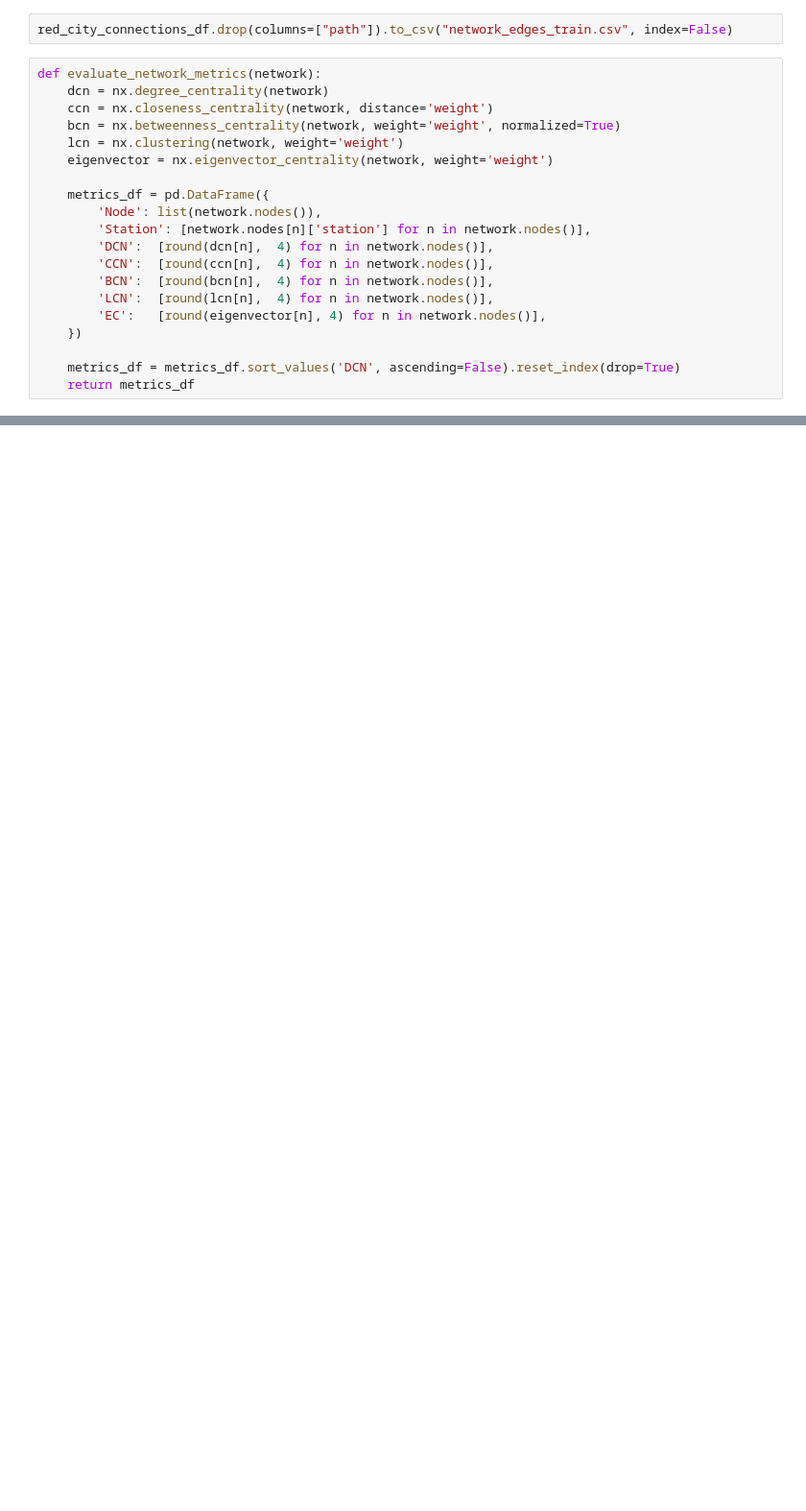
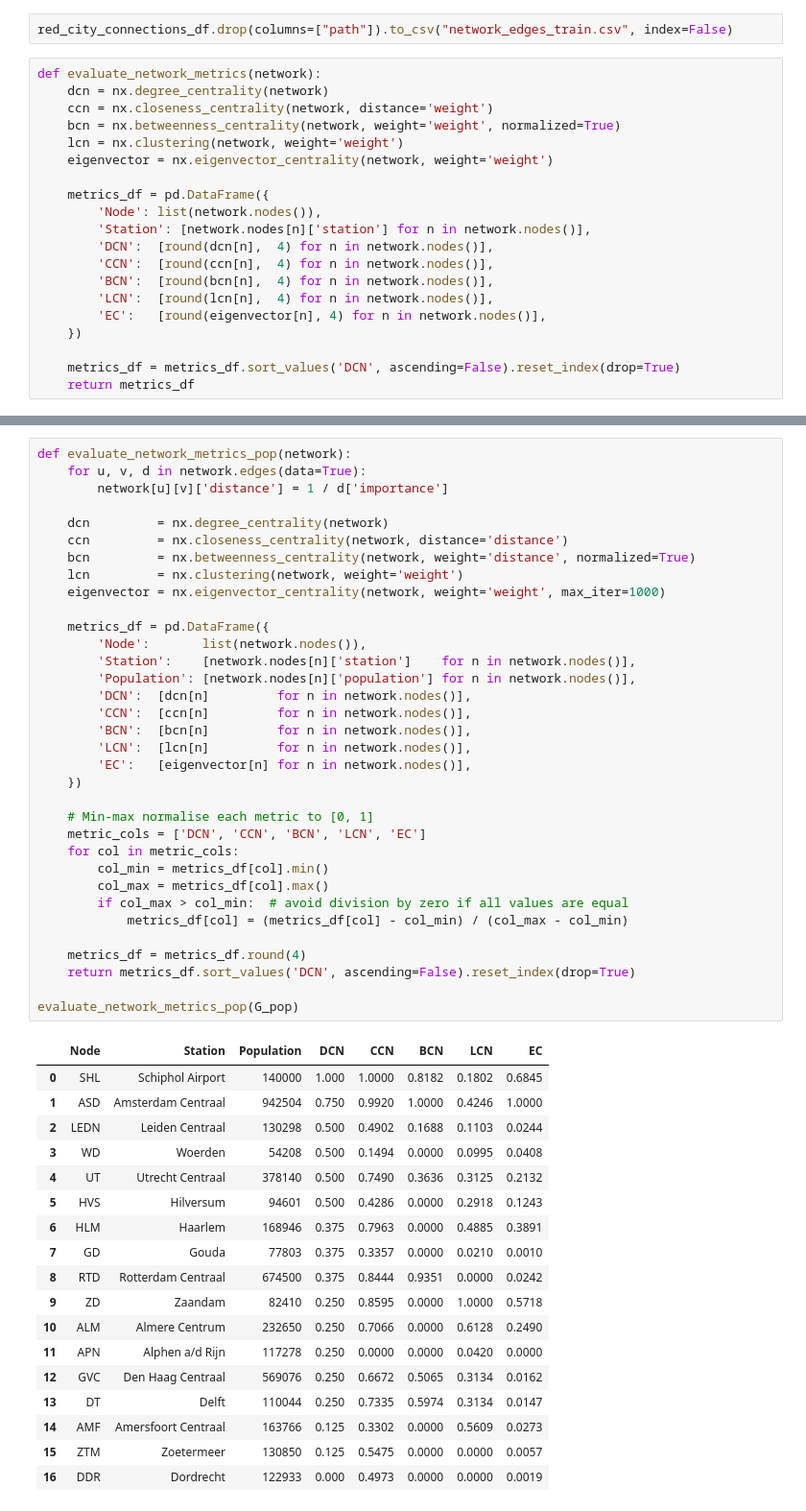
Before and after one commit to EVO5055/SEN124A-Project, a Jupyter notebook: Create_network_trains.ipynb, the cells around one changed output, grey strips where cells are left out. Shown at 96% size. Cells and saved outputs as stored; diff of their text form; blank space fills up the shorter version.

```diff
--- a/Create_network_trains.ipynb
+++ b/Create_network_trains.ipynb
@@ -308,0 +407,53 @@ evaluate_network_metrics(G_red)
+# %%
+def evaluate_network_metrics_pop(network):
+    for u, v, d in network.edges(data=True):
+        network[u][v]['distance'] = 1 / d['importance']
+
+    dcn         = nx.degree_centrality(network)
+    ccn         = nx.closeness_centrality(network, distance='distance')
+    bcn         = nx.betweenness_centrality(network, weight='distance', normalized=True)
+    lcn         = nx.clustering(network, weight='weight')
+    eigenvector = nx.eigenvector_centrality(network, weight='weight', max_iter=1000)
+
+    metrics_df = pd.DataFrame({
+        'Node':       list(network.nodes()),
+        'Station':    [network.nodes[n]['station']    for n in network.nodes()],
+        'Population': [network.nodes[n]['population'] for n in network.nodes()],
+        'DCN':  [dcn[n]         for n in network.nodes()],
+        'CCN':  [ccn[n]         for n in network.nodes()],
+        'BCN':  [bcn[n]         for n in network.nodes()],
+        'LCN':  [lcn[n]         for n in network.nodes()],
+        'EC':   [eigenvector[n] for n in network.nodes()],
+    })
+
+    # Min-max normalise each metric to [0, 1]
+    metric_cols = ['DCN', 'CCN', 'BCN', 'LCN', 'EC']
+    for col in metric_cols:
+        col_min = metrics_df[col].min()
+        col_max = metrics_df[col].max()
+        if col_max > col_min:  # avoid division by zero if all values are equal
+            metrics_df[col] = (metrics_df[col] - col_min) / (col_max - col_min)
+
+    metrics_df = metrics_df.round(4)
+    return metrics_df.sort_values('DCN', ascending=False).reset_index(drop=True)
+
+evaluate_network_metrics_pop(G_pop)
+# %% [output]
+|  | Node | Station | Population | DCN | CCN | BCN | LCN | EC |
+| 0 | SHL | Schiphol Airport | 140000 | 1.000 | 1.0000 | 0.8182 | 0.1802 | 0.6845 |
+| 1 | ASD | Amsterdam Centraal | 942504 | 0.750 | 0.9920 | 1.0000 | 0.4246 | 1.0000 |
+| 2 | LEDN | Leiden Centraal | 130298 | 0.500 | 0.4902 | 0.1688 | 0.1103 | 0.0244 |
+| 3 | WD | Woerden | 54208 | 0.500 | 0.1494 | 0.0000 | 0.0995 | 0.0408 |
+| 4 | UT | Utrecht Centraal | 378140 | 0.500 | 0.7490 | 0.3636 | 0.3125 | 0.2132 |
+| 5 | HVS | Hilversum | 94601 | 0.500 | 0.4286 | 0.0000 | 0.2918 | 0.1243 |
+| 6 | HLM | Haarlem | 168946 | 0.375 | 0.7963 | 0.0000 | 0.4885 | 0.3891 |
+| 7 | GD | Gouda | 77803 | 0.375 | 0.3357 | 0.0000 | 0.0210 | 0.0010 |
+| 8 | RTD | Rotterdam Centraal | 674500 | 0.375 | 0.8444 | 0.9351 | 0.0000 | 0.0242 |
+| 9 | ZD | Zaandam | 82410 | 0.250 | 0.8595 | 0.0000 | 1.0000 | 0.5718 |
+| 10 | ALM | Almere Centrum | 232650 | 0.250 | 0.7066 | 0.0000 | 0.6128 | 0.2490 |
+| 11 | APN | Alphen a/d Rijn | 117278 | 0.250 | 0.0000 | 0.0000 | 0.0420 | 0.0000 |
+| 12 | GVC | Den Haag Centraal | 569076 | 0.250 | 0.6672 | 0.5065 | 0.3134 | 0.0162 |
+| 13 | DT | Delft | 110044 | 0.250 | 0.7335 | 0.5974 | 0.3134 | 0.0147 |
+| 14 | AMF | Amersfoort Centraal | 163766 | 0.125 | 0.3302 | 0.0000 | 0.5609 | 0.0273 |
+| 15 | ZTM | Zoetermeer | 130850 | 0.125 | 0.5475 | 0.0000 | 0.0000 | 0.0057 |
+| 16 | DDR | Dordrecht | 122933 | 0.000 | 0.4973 | 0.0000 | 0.0000 | 0.0019 |
```
Also changed, not shown: parts of 5 cells of this notebook, 2 other files.
